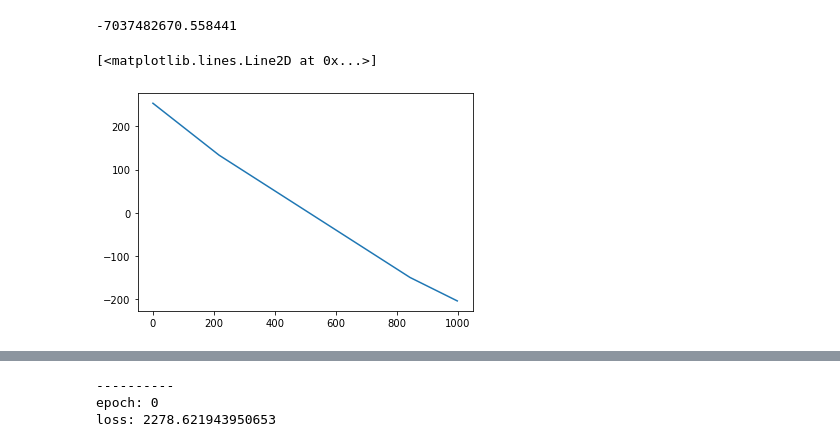
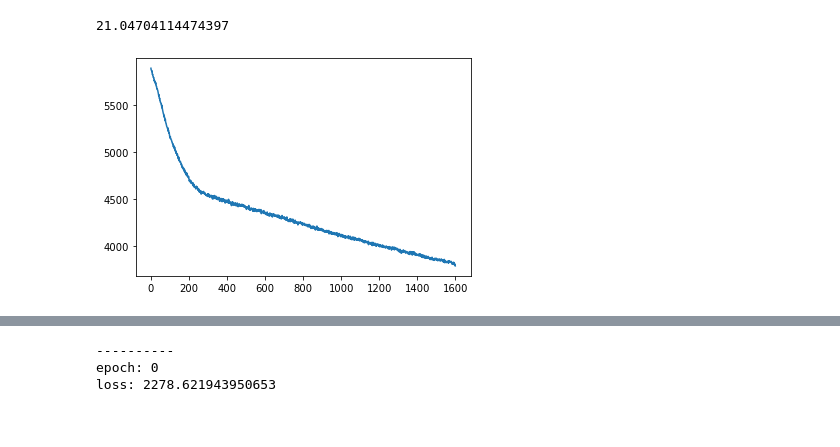
Before and after one commit to pedrofreire/bayes-by-backprop, a Jupyter notebook: Untitled.ipynb, the cells around one changed output, grey strips where cells are left out. Cells and saved outputs as stored; diff of their text form; code cells hidden in the pictures.

```diff
--- a/Untitled.ipynb
+++ b/Untitled.ipynb
@@ -87,12 +104,10 @@ loss: -9.126757305908203
 # %%
-#plt.plot([t[1] for t in log])
+#plt.plot(np.convolve(np.ones(100),np.asarray([t[0] for t in log]))[100:-100])
+plt.plot([t[1] for t in log])
+
 item=log[-1]
 item[1]/item[0]
+#print(model)
 # %% [output]
--7037482670.558441
+21.04704114474397
+[figure, added]
-# %%
-ypred=model(torch.linspace(0,0.5,1000)[:,None])
-plt.plot(ypred.detach())
-# %% [output]
-[<matplotlib.lines.Line2D at 0x...>]
-[figure, removed]
```
Also changed, not shown: parts of 9 cells of this notebook, 13 other files.
